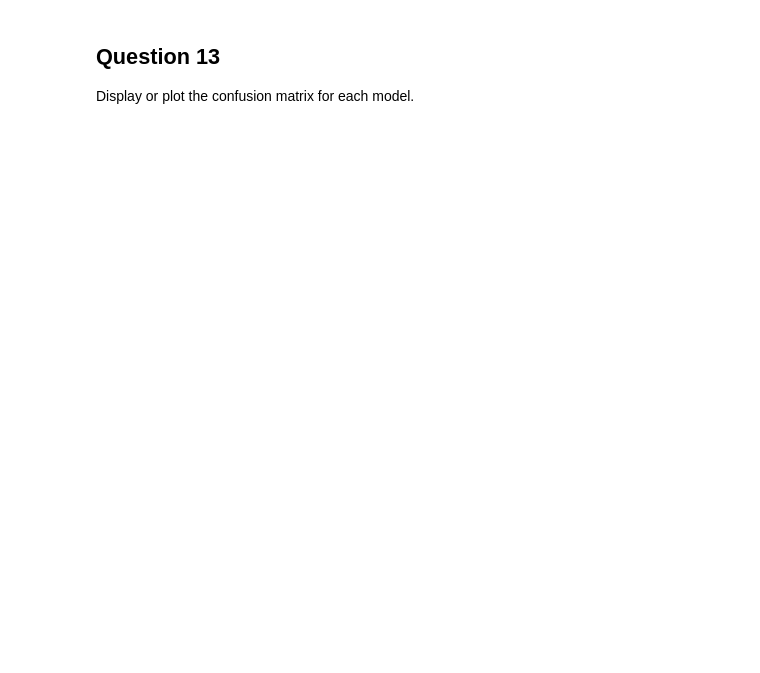
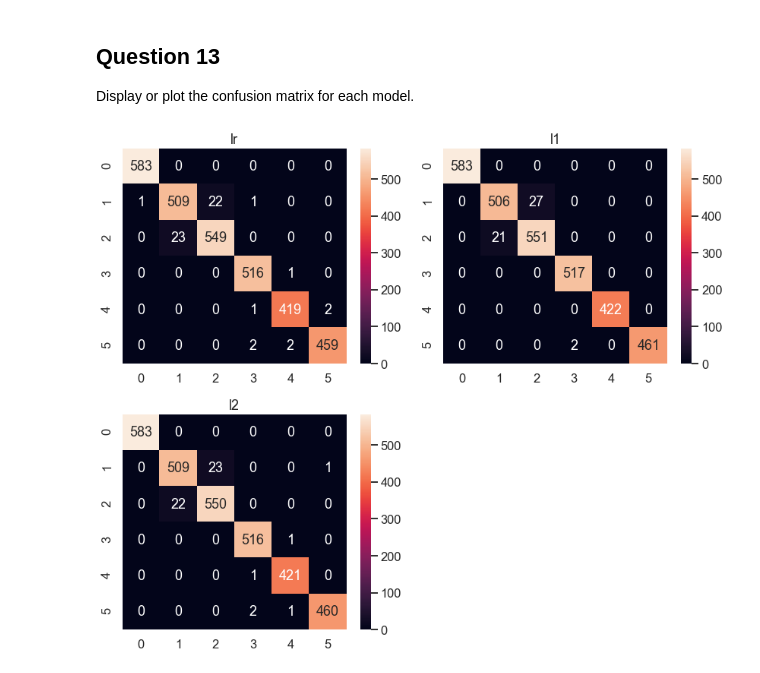
Before and after one commit to neiva098/inteligencia-computacional, a Jupyter notebook: regressao-logistica-v2/Regressao_Logistica_V2_ava.ipynb, the cells around one changed output. Cells and saved outputs as stored; diff of their text form; code cells hidden in the pictures; blank space fills up the shorter version.

```diff
--- a/regressao-logistica-v2/Regressao_Logistica_V2_ava.ipynb
+++ b/regressao-logistica-v2/Regressao_Logistica_V2_ava.ipynb
@@ -454,6 +436,6 @@ print(X_test.shape)
  Repeat Model building with new training data after removing higly correlated columns
 # %%
 # Try standard, L1 and L2 Logistic regression
-my_lr = LogisticRegression().fit(X_train, y_train)
-my_lr_l1 = LogisticRegressionCV(Cs=10, cv=4, penalty='l1', solver='liblinear').fit(X_train, y_train)
-my_lr_l2 = LogisticRegressionCV(Cs=10, cv=4, penalty='l2').fit(X_train, y_train)
+my_lr = LogisticRegression(max_iter=10000, penalty='none').fit(X_train_new, y_train_new)
+my_lr_l1 = LogisticRegressionCV(Cs=10, cv=4, penalty='l1', solver='liblinear', max_iter=10000).fit(X_train_new, y_train_new)
+my_lr_l2 = LogisticRegressionCV(Cs=10, cv=4, penalty='l2', max_iter=10000).fit(X_train_new, y_train_new)
@@ -565,4 +536,21 @@ For each model, calculate the following error metrics:
 * confusion matrix
 
 Decide how to combine the multi-class metrics into a single value for each model.
+# %%
+# Calculate the error metrics as listed above
+metrics_new = list()
+cm = dict()
+
+for lab in coeff_labels:
+
+    precision, recall, fscore, _ = score(y_test_new, new_y_pred[lab], average='weighted')
+    accuracy = accuracy_score(y_test_new, new_y_pred[lab])
+    auc = roc_auc_score(label_binarize(y_test, classes=[0,1,2,3,4,5]),
+        label_binarize(new_y_pred[lab], classes=[0,1,2,3,4,5]),
+        average='weighted')
+    cm[lab] = confusion_matrix(y_test_new, new_y_pred[lab])
+    metrics_new.append(pd.Series({'precision':precision, 'recall':recall,
+                              'fscore':fscore, 'accuracy':accuracy,
+                              'auc':auc},
+                             name=lab))
 # %%
@@ -578,2 +582,17 @@ Display or plot the confusion matrix for each model.
+# %%
+#plot the confusion matrix
+fig, axList = plt.subplots(nrows=2, ncols=2)
+axList = axList.flatten()
+fig.set_size_inches(12, 10)
+
+axList[-1].axis('off')
+
+for ax,lab in zip(axList[:-1], coeff_labels):
+    sns.heatmap(cm[lab], ax=ax, annot=True, fmt='d');
+    ax.set(title=lab);
+
+plt.tight_layout()
+# %% [output]
+[figure, added]
 # %%
 # Perform a comparison of the outputs between Question 7 and 12 and give your observation
```
Also changed, not shown: parts of 19 cells of this notebook, 1 other file.
